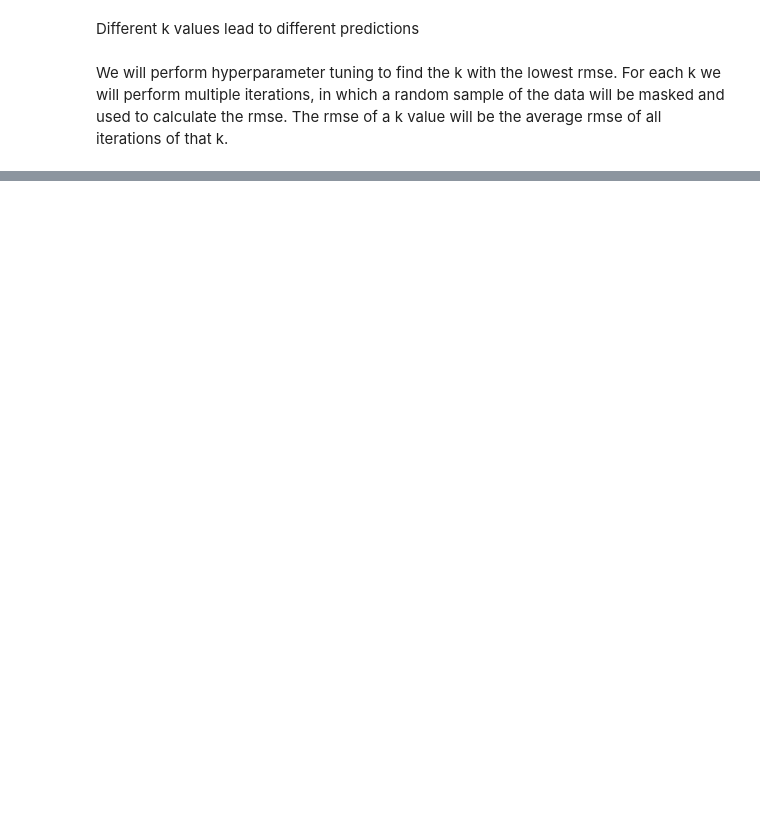
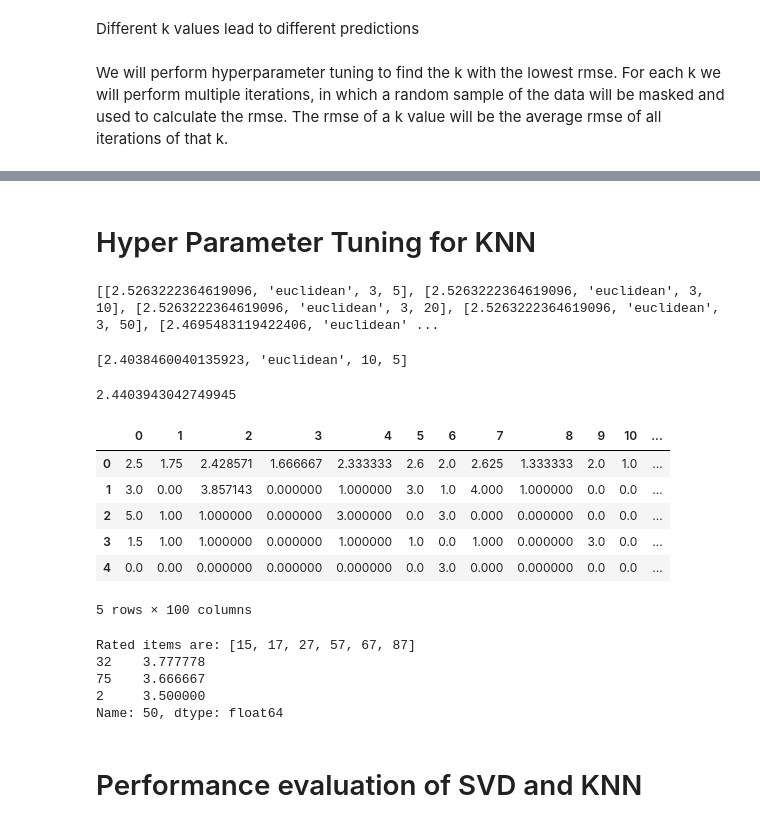
Before and after one commit to ValentijnBraun/RecSys_SDM, a Jupyter notebook: RecSys_Netflix_SVD_ValentijnBraun.ipynb, the cells around one changed output, grey strips where cells are left out. Drawn from its saved outputs; the diff is of its cells as text; code cells hidden in the pictures; blank space fills up the shorter version.

```diff
--- a/RecSys_Netflix_SVD_ValentijnBraun.ipynb
+++ b/RecSys_Netflix_SVD_ValentijnBraun.ipynb
@@ -290,0 +323,79 @@ Name: 650, dtype: float64
+# %%
+def create_knn_model(metric='cosine',k = 5,n_neighbors = 20,testdata=validation_data):
+    knn_model = NearestNeighbors(metric=metric,algorithm='brute',n_neighbors=n_neighbors,n_jobs=-1)
+
+    knn_model_fitted = knn_model.fit(train_data.toarray())
+    distance, indices = knn_model_fitted.kneighbors(testdata.toarray(),k)
+
+    raw_recommends = sorted(list(zip(indices.squeeze().tolist(), distance.squeeze().tolist())), key=lambda x: x[1])[:0:-1]
+    knn_prediction = []
+    for i, (idx, dist) in enumerate(raw_recommends):
+        # print('{0}: {1}, with distance of {2}'.format(i+1, idx, dist))
+        td = pd.DataFrame(train_data.toarray())
+        sim_users = np.array(td[td.index.isin(idx)])
+        sim_users[sim_users == 0] = np.nan
+        average_rat = np.nan_to_num(np.nanmean(sim_users,axis=0))
+        knn_prediction.append(average_rat)
+
+    rmse, mae = evaluate_predictions(testdata.toarray(),np.array(knn_prediction))
+
+    return rmse, knn_model_fitted, knn_prediction
+# %% [markdown]
+# Hyper Parameter Tuning for KNN
+# %%
+n_neighbors = [5,10,20,50]
+recommendation_amount = [3,5,10]
+metric = ['euclidean','manhattan','cosine','minkowski']
+
+hpt_results = []
+for met in metric:
+    for k in recommendation_amount:
+        for n in n_neighbors:
+            hpt_results.append([create_knn_model(metric=met, k=k,n_neighbors=n,testdata=validation_data)[0],met,k,n])
+print(hpt_results)
+# %% [output]
+[[2.5263222364619096, 'euclidean', 3, 5], [2.5263222364619096, 'euclidean', 3, 10], [2.5263222364619096, 'euclidean', 3, 20], [2.5263222364619096, 'euclidean', 3, 50], [2.4695483119422406, 'euclidean' ...
+# %%
+best_parameters = sorted(hpt_results, key=lambda x: x[0])[0]
+print(best_parameters)
+# %% [output]
+[2.4038460040135923, 'euclidean', 10, 5]
+# %%
+rmse, model, predictions = create_knn_model(metric=best_parameters[1], k=best_parameters[2],n_neighbors=best_parameters[3],testdata = test_data)
+
+print(rmse)
+# %% [output]
+2.4403943042749945
+# %%
+user_pred_df = pd.DataFrame(predictions)
+user_pred_df.head()
+# %% [output]
+|  | 0 | 1 | 2 | 3 | 4 | 5 | 6 | 7 | 8 | 9 | 10 | ... |
+| 0 | 2.5 | 1.75 | 2.428571 | 1.666667 | 2.333333 | 2.6 | 2.0 | 2.625 | 1.333333 | 2.0 | 1.0 | ... |
+| 1 | 3.0 | 0.00 | 3.857143 | 0.000000 | 1.000000 | 3.0 | 1.0 | 4.000 | 1.000000 | 0.0 | 0.0 | ... |
+| 2 | 5.0 | 1.00 | 1.000000 | 0.000000 | 3.000000 | 0.0 | 3.0 | 0.000 | 0.000000 | 0.0 | 0.0 | ... |
+| 3 | 1.5 | 1.00 | 1.000000 | 0.000000 | 1.000000 | 1.0 | 0.0 | 1.000 | 0.000000 | 3.0 | 0.0 | ... |
+| 4 | 0.0 | 0.00 | 0.000000 | 0.000000 | 0.000000 | 0.0 | 3.0 | 0.000 | 0.000000 | 0.0 | 0.0 | ... |
+5 rows × 100 columns
+# %%
+recommend_for_user = 50
+
+user_pred_df = pd.DataFrame(predictions)
+user_sel_pred_df = user_pred_df.loc[recommend_for_user].sort_values(ascending=False)
+
+user_df = pd.DataFrame(final_csr_matrix.toarray())
+selected = pd.DataFrame(user_df.loc[recommend_for_user])
+rated_movies = selected.loc[~(selected==0).all(axis=1)].index.values.tolist()
+
+recommended_movies = user_sel_pred_df.loc[~user_sel_pred_df.index.isin(rated_movies)]
+
+print('Rated items are:',rated_movies)
+print(recommended_movies[:3])
+# %% [output]
+Rated items are: [15, 17, 27, 57, 67, 87]
+32    3.777778
+75    3.666667
+2     3.500000
+Name: 50, dtype: float64
+# %% [markdown]
+# Performance evaluation of SVD and KNN
```
Also changed, not shown: parts of 18 cells of this notebook.
